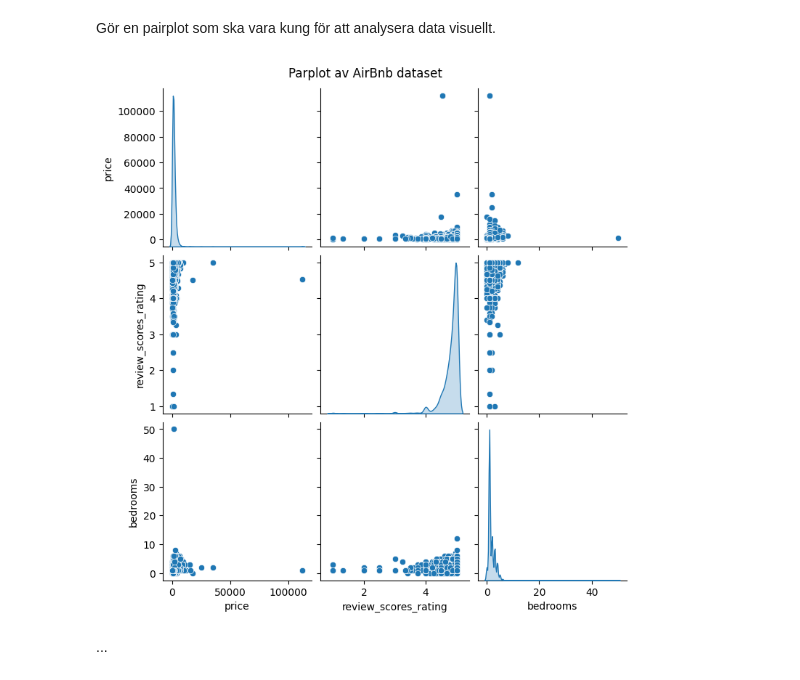
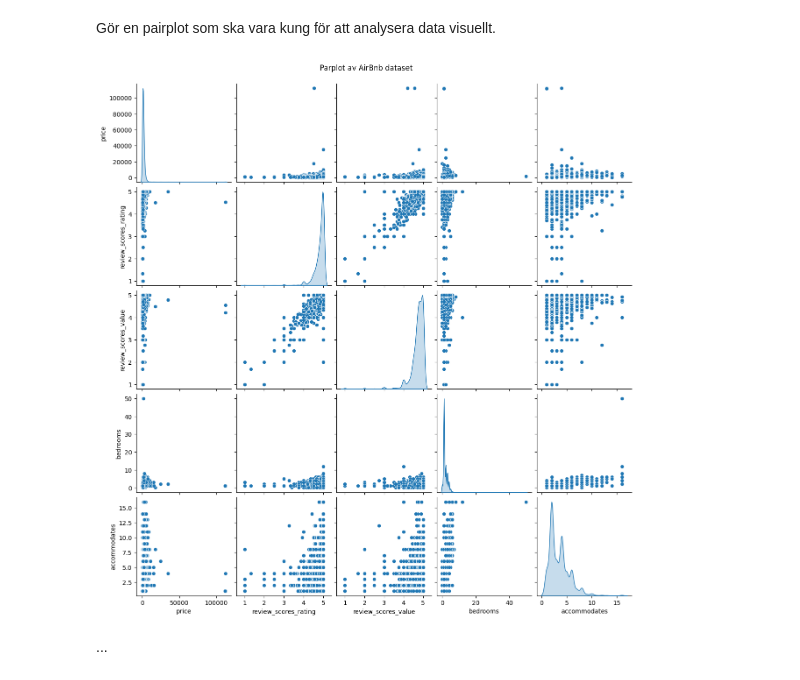
Before and after one commit to emilioano/AppliedAI, a Jupyter notebook: airbnb_prediction/airbnb.ipynb, the cells around one changed output. Saved outputs shown, nothing was run; the diff lists cells and outputs as text; code cells hidden in the pictures.

```diff
--- a/airbnb_prediction/airbnb.ipynb
+++ b/airbnb_prediction/airbnb.ipynb
@@ -58,14 +78,14 @@ Gör en pairplot som ska vara kung för att analysera data visuellt.
 # %%
 import seaborn as sns
 import matplotlib.pyplot as plt
 
-cols = ['price','neighbourhood','review_scores_rating','room_type','bedrooms']
+cols = ['price','review_scores_rating','review_scores_value','room_type','bedrooms','accommodates']
 
 pp = sns.pairplot(cleandf[cols], diag_kind='kde')
 pp.figure.suptitle('Parplot av AirBnb dataset', y=1.02)
 
 plt.show()
 # %% [output]
-[figure, old version]
+[figure, new version]
 # %% [markdown]
 ...
```
Also changed, not shown: parts of 3 cells of this notebook, 1 other file.
